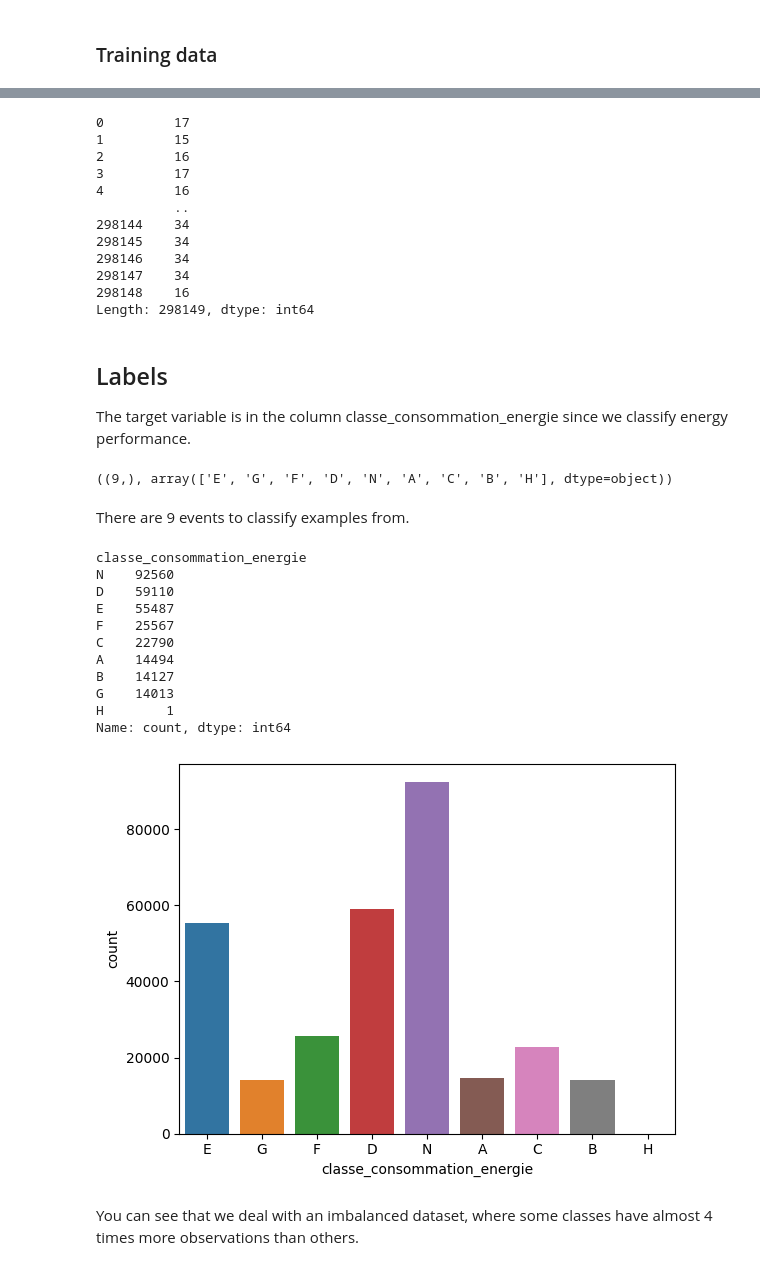
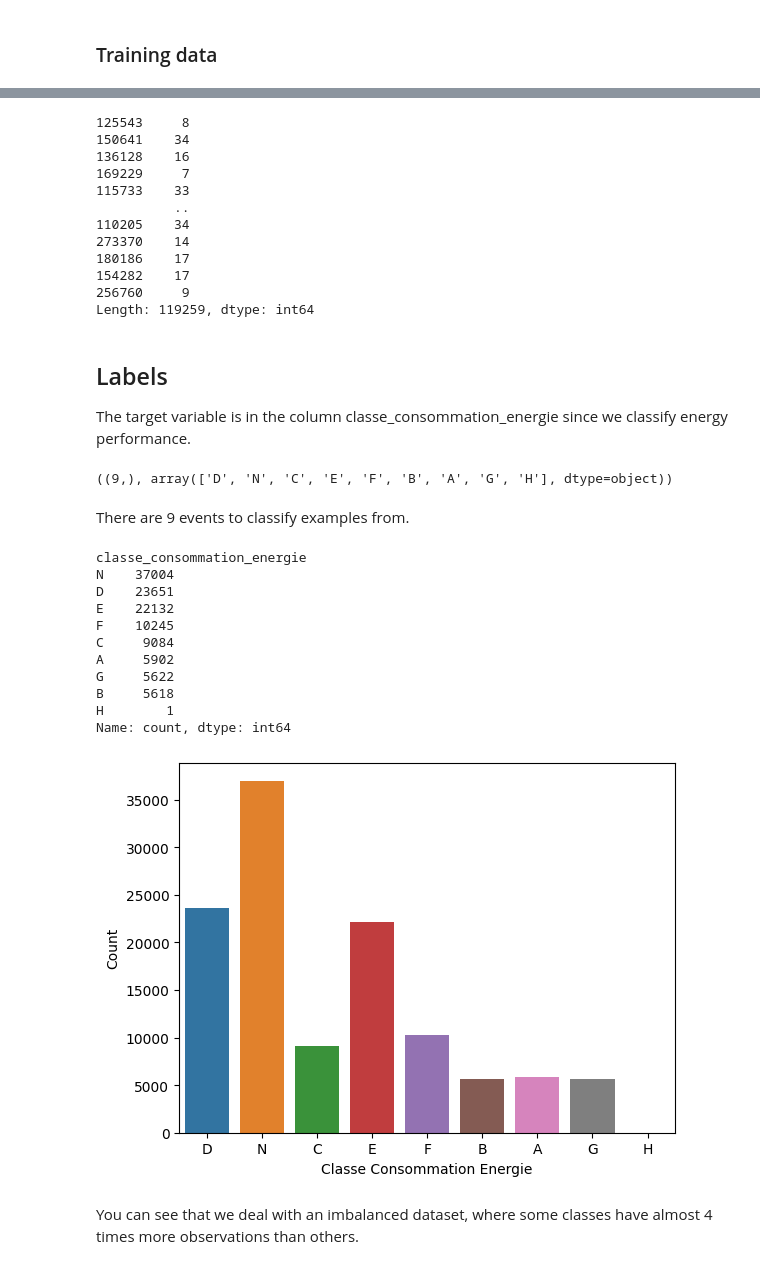
Before and after one commit to polobby/dataCamp_project, a Jupyter notebook: starting_kit.ipynb, the cells around one changed output, grey strips where cells are left out. Saved outputs shown, nothing was run; the diff lists cells and outputs as text; code cells hidden in the pictures.

```diff
--- a/starting_kit.ipynb
+++ b/starting_kit.ipynb
@@ -91,3 +81,8 @@ df
+# %%
+train = pd.read_csv('data/public/train.csv')
+test = pd.read_csv('data/public/test.csv')
+# put train and test together
+df = pd.concat([train, test])
 # %%
 # Missingness
 msno.matrix(df)
@@ -133,43 +128,46 @@ Length: 67, dtype: int64
 missing_values_by_row = df.isnull().sum(axis=1)
 missing_values_by_row
 # %% [output]
-0         17
-1         15
-2         16
-3         17
-4         16
+125543     8
+150641    34
+136128    16
+169229     7
+115733    33
           ..
-298144    34
-298145    34
-298146    34
-298147    34
-298148    16
-Length: 298149, dtype: int64
+110205    34
+273370    14
+180186    17
+154282    17
+256760     9
+Length: 119259, dtype: int64
 # %% [markdown]
 ## Labels
 The target variable is in the column classe_consommation_energie since we classify energy performance.
 # %%
 df.classe_consommation_energie.unique().shape, df.classe_consommation_energie.unique()
 # %% [output]
-((9,), array(['E', 'G', 'F', 'D', 'N', 'A', 'C', 'B', 'H'], dtype=object))
+((9,), array(['D', 'N', 'C', 'E', 'F', 'B', 'A', 'G', 'H'], dtype=object))
 # %% [markdown]
 There are 9 events to classify examples from.
 # %%
 sns.countplot(x='classe_consommation_energie',hue='classe_consommation_energie',data = df)
+# change the axes names
+plt.xlabel('Classe Consommation Energie')
+plt.ylabel('Count')
 df['classe_consommation_energie'].value_counts()
 # %% [output]
 classe_consommation_energie
-N    92560
-D    59110
-E    55487
-F    25567
-C    22790
-A    14494
-B    14127
-G    14013
+N    37004
+D    23651
+E    22132
+F    10245
+C     9084
+A     5902
+G     5622
+B     5618
 H        1
 Name: count, dtype: int64
-[figure, old version]
+[figure, new version]
 # %% [markdown]
 You can see that we deal with an imbalanced dataset, where some classes have  almost 4 times more observations than others.
 # %%
```
Also changed, not shown: parts of 17 cells of this notebook, 4 other files.
